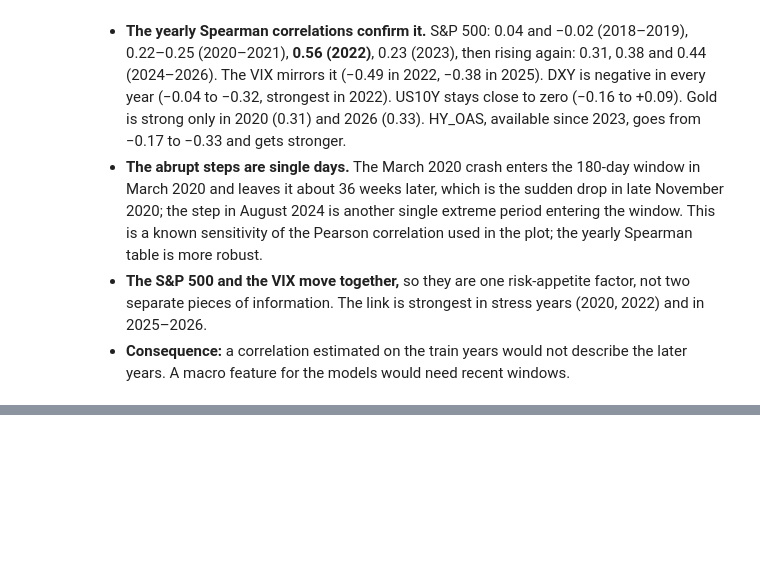
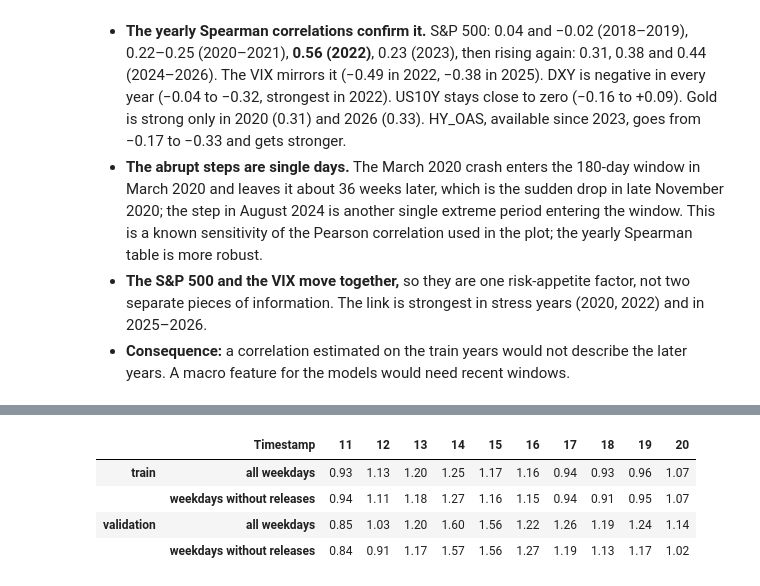
Before and after one commit to Descalabreitor/IAI600-final-project, a Jupyter notebook: data-analysis.ipynb, the cells around one changed output, grey strips where cells are left out. Drawn from its saved outputs; the diff is of its cells as text; code cells hidden in the pictures; blank space fills up the shorter version.

```diff
--- a/data-analysis.ipynb
+++ b/data-analysis.ipynb
@@ -975,0 +1223,19 @@ corr_by_year(panels["D"], vars_d, method=METHOD).round(2)
+# %%
+# How much of the 12-15 UTC activity comes from release days? Mean |r| per hour on all weekdays vs
+# on weekdays without releases, relative to the average hour of the block.
+cmp = {}
+for block, (a, b) in BLOCKS.items():
+    s = absr.loc[a:b]
+    wk = s[s.index.dayofweek < 5]
+    q_ = s[quiet_hour[(absr.index >= a) & (absr.index <= b)]]
+    base = wk.mean()
+    cmp[(block, "all weekdays")] = wk.groupby(wk.index.hour).mean() / base
+    cmp[(block, "weekdays without releases")] = q_.groupby(q_.index.hour).mean() / base
+cmp = pd.DataFrame(cmp).T
+display(cmp.loc[:, 11:20].round(2))
+# %% [output]
+|  | Timestamp | 11 | 12 | 13 | 14 | 15 | 16 | 17 | 18 | 19 | 20 |
+| train | all weekdays | 0.93 | 1.13 | 1.20 | 1.25 | 1.17 | 1.16 | 0.94 | 0.93 | 0.96 | 1.07 |
+|  | weekdays without releases | 0.94 | 1.11 | 1.18 | 1.27 | 1.16 | 1.15 | 0.94 | 0.91 | 0.95 | 1.07 |
+| validation | all weekdays | 0.85 | 1.03 | 1.20 | 1.60 | 1.56 | 1.22 | 1.26 | 1.19 | 1.24 | 1.14 |
+|  | weekdays without releases | 0.84 | 0.91 | 1.17 | 1.57 | 1.56 | 1.27 | 1.19 | 1.13 | 1.17 | 1.02 |
```
Also changed, not shown: parts of 18 cells of this notebook.
